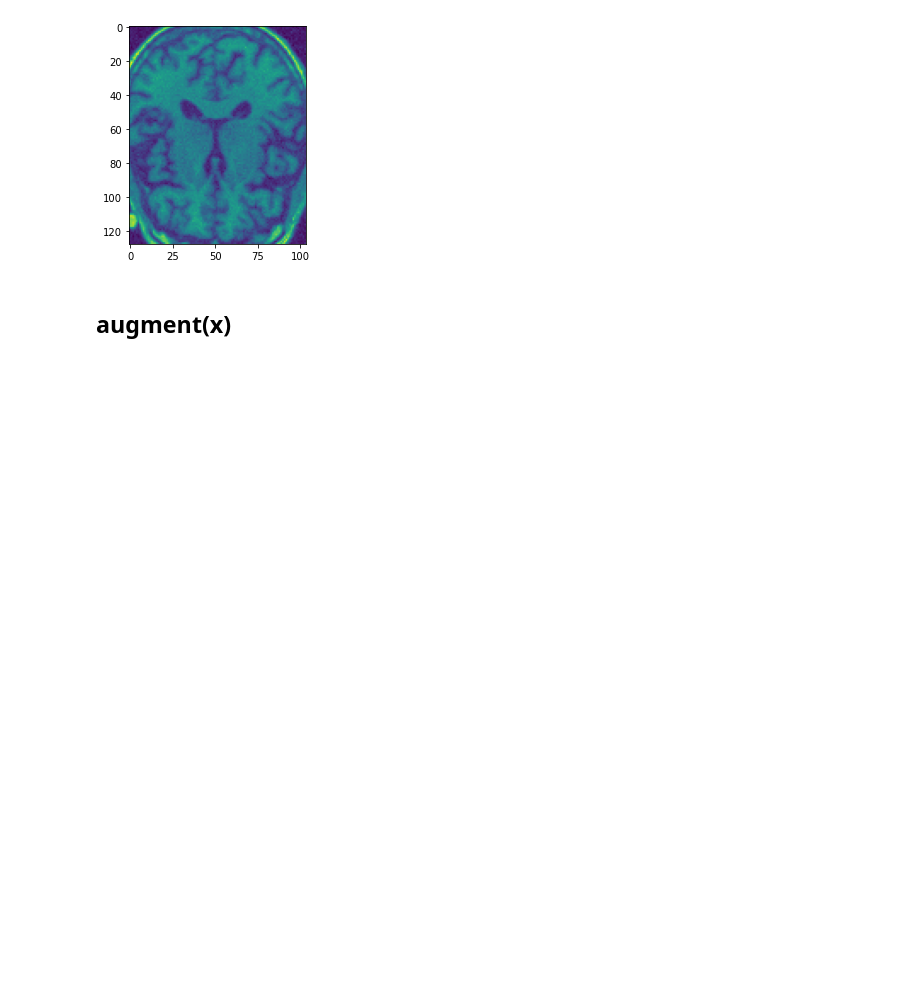
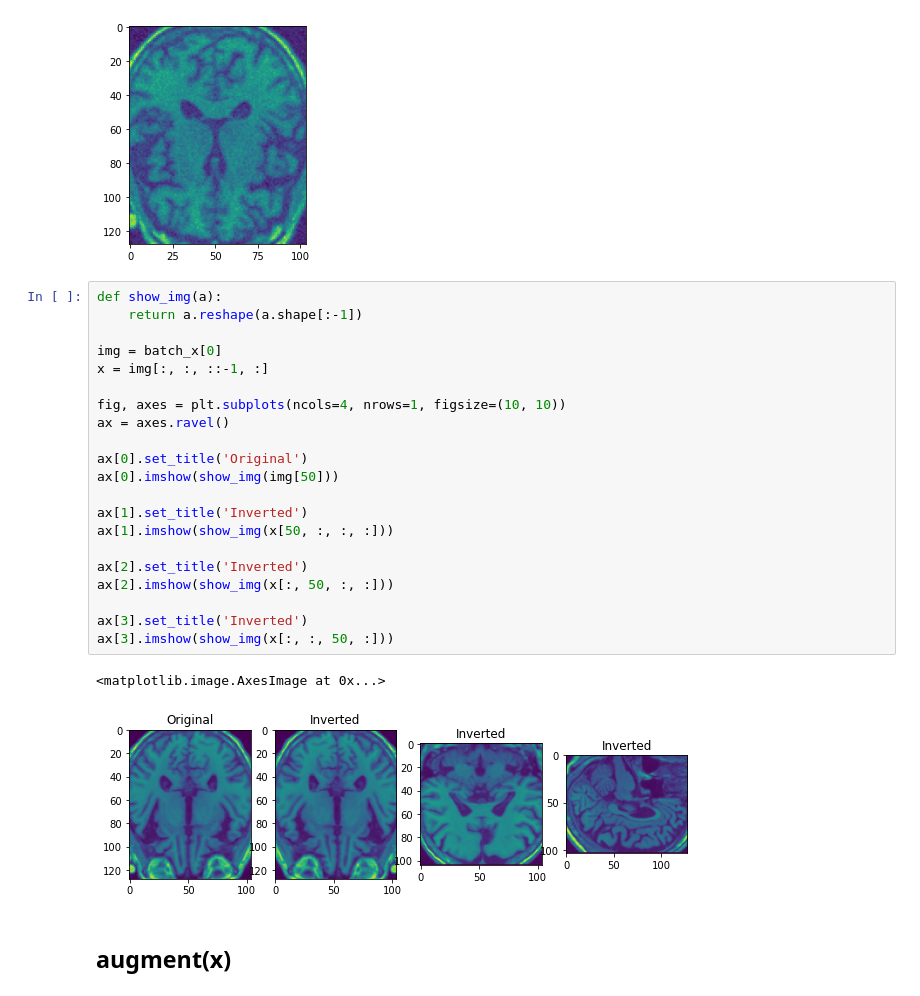
Before and after one commit to timzatko/dp, a Jupyter notebook: conda_notebooks/augmentations.ipynb, the cells around one changed output. Cells and saved outputs as stored; diff of their text form; blank space fills up the shorter version.

```diff
--- a/conda_notebooks/augmentations.ipynb
+++ b/conda_notebooks/augmentations.ipynb
@@ -120,6 +120,30 @@ plt.imshow(x[56])
 # %% [output]
 <matplotlib.image.AxesImage at 0x...>
 [figure]
+# %%
+def show_img(a):
+    return a.reshape(a.shape[:-1])
+
+img = batch_x[0]
+x = img[:, :, ::-1, :]
+
+fig, axes = plt.subplots(ncols=4, nrows=1, figsize=(10, 10))
+ax = axes.ravel()
+
+ax[0].set_title('Original')
+ax[0].imshow(show_img(img[50]))
+
+ax[1].set_title('Inverted')
+ax[1].imshow(show_img(x[50, :, :, :]))
+
+ax[2].set_title('Inverted')
+ax[2].imshow(show_img(x[:, 50, :, :]))
+
+ax[3].set_title('Inverted')
+ax[3].imshow(show_img(x[:, :, 50, :]))
+# %% [output]
+<matplotlib.image.AxesImage at 0x...>
+[figure, added]
 # %% [markdown]
 ## augment(x)
 # %%
```
Also changed, not shown: parts of 4 cells of this notebook, 20 other files.
